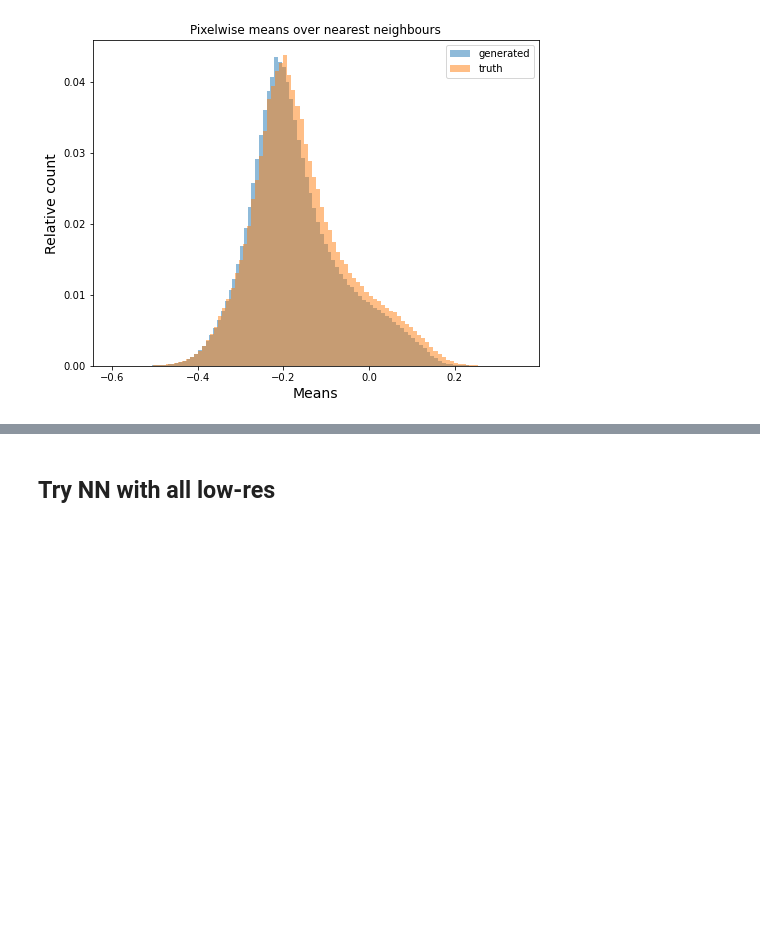
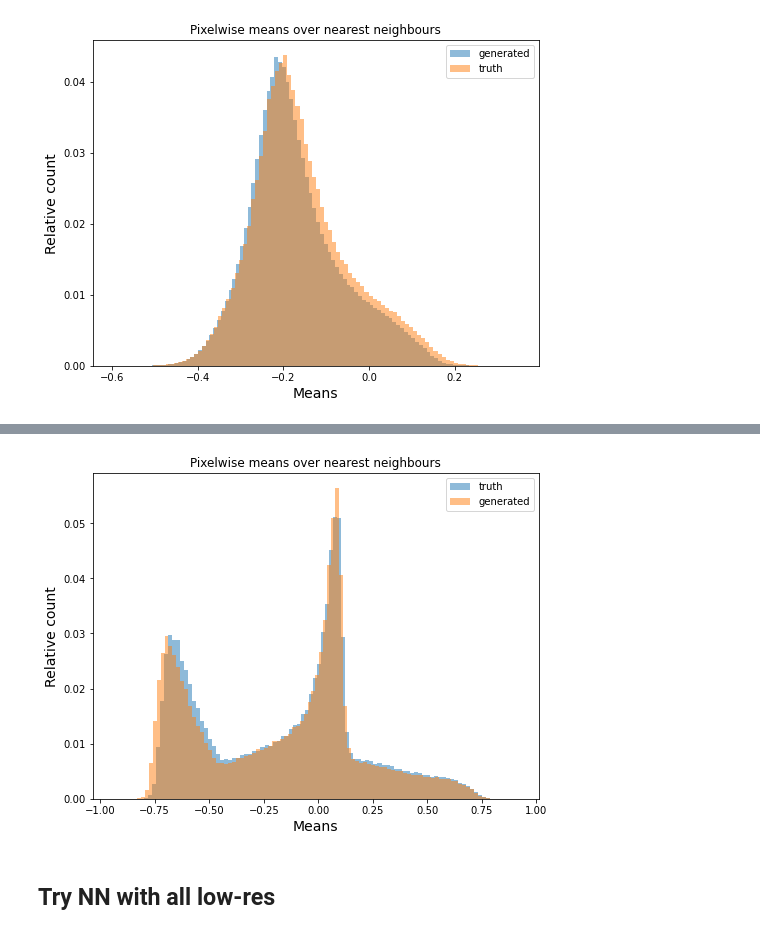
Before and after one commit to m-schillinger/DDPM-dome272, a Jupyter notebook: code_experimental/Evaluation.ipynb, the cells around one changed output, grey strips where cells are left out. Drawn from its saved outputs; the diff is of its cells as text; code cells hidden in the pictures; blank space fills up the shorter version.

```diff
--- a/code_experimental/Evaluation.ipynb
+++ b/code_experimental/Evaluation.ipynb
@@ -359,3 +401,14 @@ plt.savefig("pixelwise_means10.png")
+# %%
+plt.figure(figsize=(8,6))
+plt.hist(mean_truth, bins=100, alpha=0.5, label="truth", weights=np.ones_like(mean_truth) / len(mean_truth))
+plt.hist(mean_gen, bins=100, alpha=0.5, label="generated", weights=np.ones_like(mean_gen) / len(mean_gen))
+plt.xlabel("Means", size=14)
+plt.ylabel("Relative count", size=14)
+plt.title("Pixelwise means over nearest neighbours")
+plt.legend(loc='upper right')
+plt.savefig("pixelwise_means.png")
+# %% [output]
+[figure, added]
 # %% [markdown]
 ## Try NN with all low-res
 # %%
```
Also changed, not shown: parts of 6 cells of this notebook, 5 other files.
